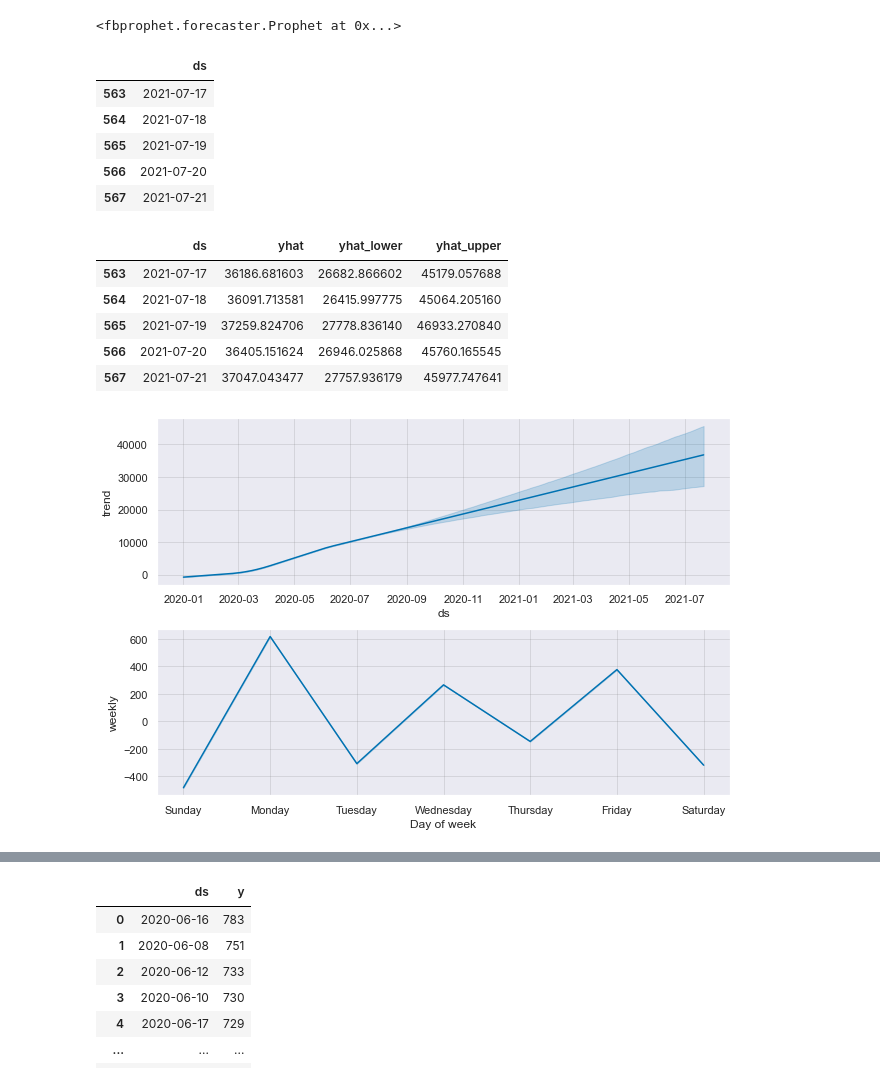
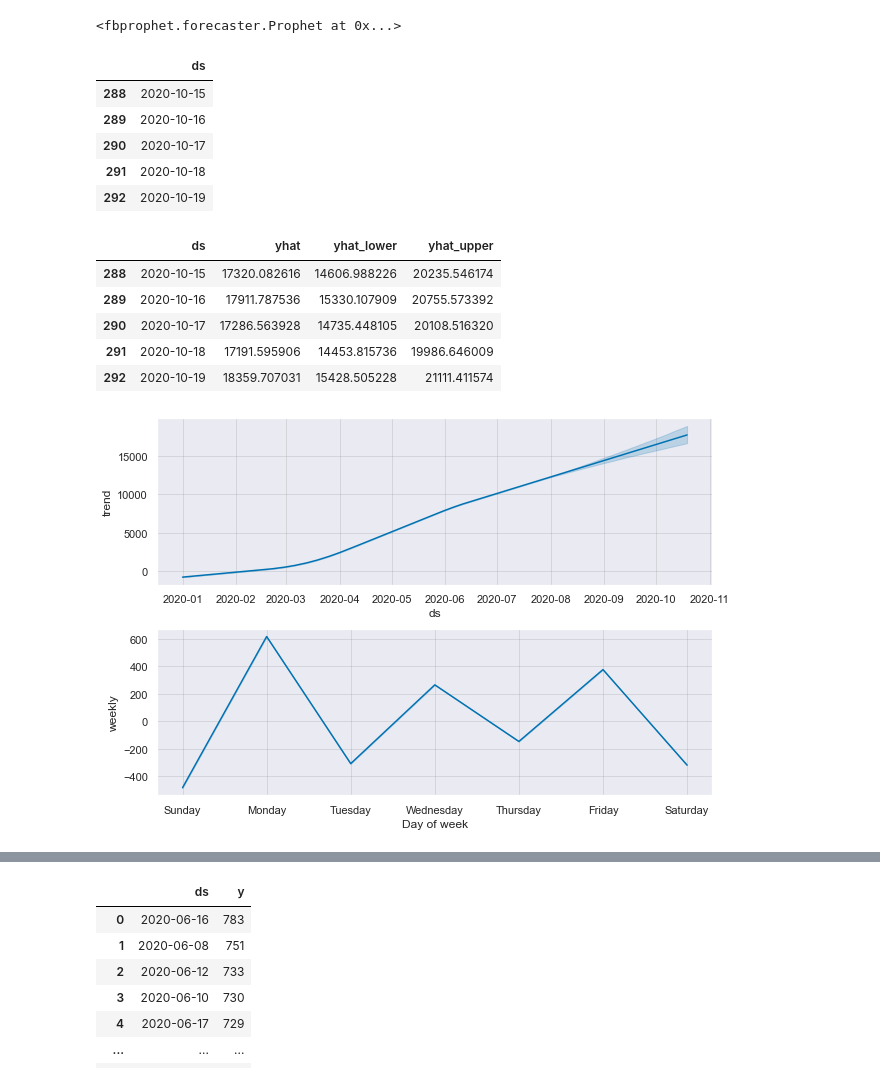
Before and after one commit to epg3/COVID_19_MX, a Jupyter notebook: Model.ipynb, the cells around one changed output, grey strips where cells are left out. Cells and saved outputs as stored; diff of their text form; code cells hidden in the pictures.

```diff
--- a/Model.ipynb
+++ b/Model.ipynb
@@ -423,29 +361,29 @@ INFO:fbprophet:Disabling yearly seasonality. Run prophet with yearly_seasonality
 INFO:fbprophet:Disabling daily seasonality. Run prophet with daily_seasonality=True to override this.
 <fbprophet.forecaster.Prophet at 0x...>
 # %%
-future = m.make_future_dataframe(periods=365)
+future = m.make_future_dataframe(periods=90)
 future.tail()
 # %% [output]
 |  | ds |
-| 563 | 2021-07-17 |
-| 564 | 2021-07-18 |
-| 565 | 2021-07-19 |
-| 566 | 2021-07-20 |
-| 567 | 2021-07-21 |
+| 288 | 2020-10-15 |
+| 289 | 2020-10-16 |
+| 290 | 2020-10-17 |
+| 291 | 2020-10-18 |
+| 292 | 2020-10-19 |
 # %%
 forecast = m.predict(future)
 forecast[['ds', 'yhat', 'yhat_lower', 'yhat_upper']].tail()
 # %% [output]
 |  | ds | yhat | yhat_lower | yhat_upper |
-| 563 | 2021-07-17 | 36186.681603 | 26682.866602 | 45179.057688 |
-| 564 | 2021-07-18 | 36091.713581 | 26415.997775 | 45064.205160 |
-| 565 | 2021-07-19 | 37259.824706 | 27778.836140 | 46933.270840 |
-| 566 | 2021-07-20 | 36405.151624 | 26946.025868 | 45760.165545 |
-| 567 | 2021-07-21 | 37047.043477 | 27757.936179 | 45977.747641 |
+| 288 | 2020-10-15 | 17320.082616 | 14606.988226 | 20235.546174 |
+| 289 | 2020-10-16 | 17911.787536 | 15330.107909 | 20755.573392 |
+| 290 | 2020-10-17 | 17286.563928 | 14735.448105 | 20108.516320 |
+| 291 | 2020-10-18 | 17191.595906 | 14453.815736 | 19986.646009 |
+| 292 | 2020-10-19 | 18359.707031 | 15428.505228 | 21111.411574 |
 # %%
 fig2 = m.plot_components(forecast)
 # %% [output]
-[figure, old version]
+[figure, new version]
 # %%
 df_general_death = df_general[ df_general['DEF'] == 1]
 # %%
```
Also changed, not shown: parts of 17 cells of this notebook.
